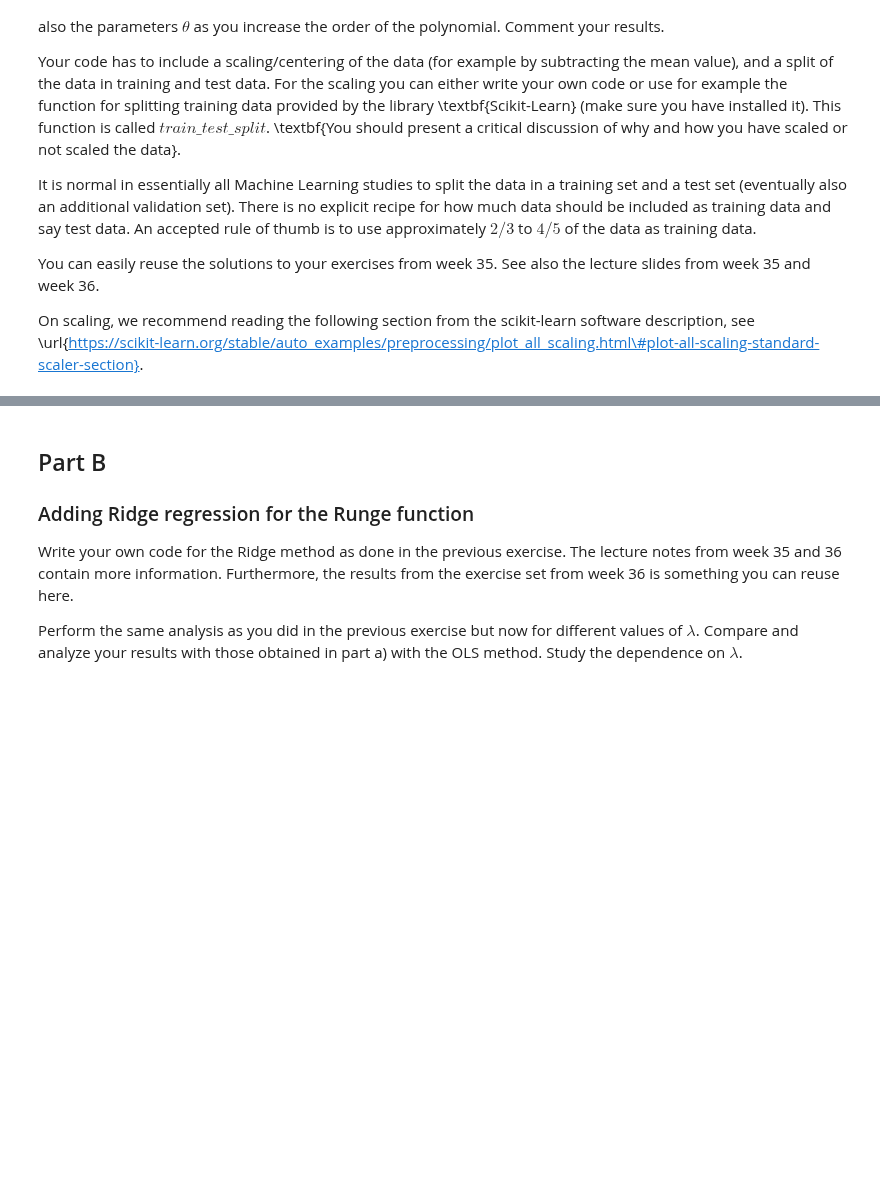
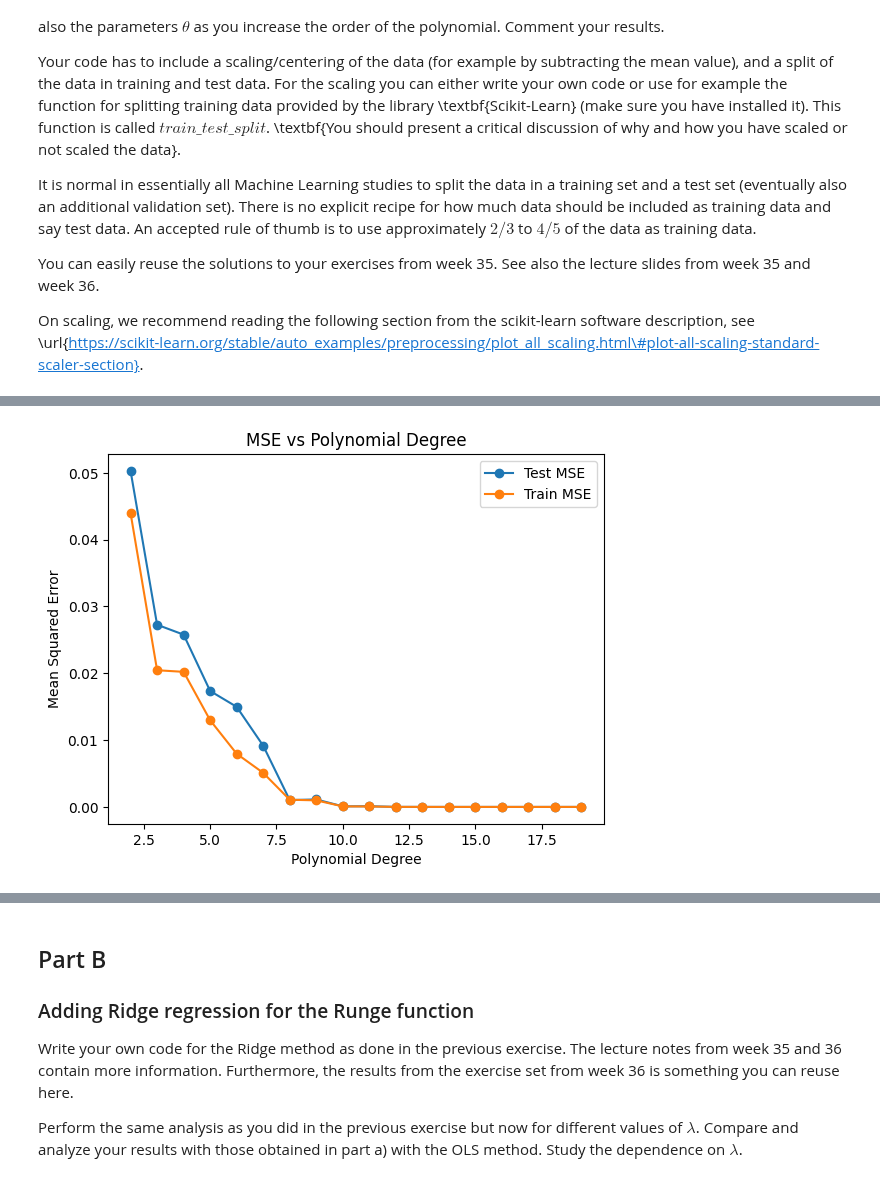
Before and after one commit to Twaal/applied-data-analysis-and-ml, a Jupyter notebook: Project1/code/project1.ipynb, the cells around one changed output, grey strips where cells are left out. Saved outputs shown, nothing was run; the diff lists cells and outputs as text; code cells hidden in the pictures; blank space fills up the shorter version.

```diff
--- a/Project1/code/project1.ipynb
+++ b/Project1/code/project1.ipynb
@@ -82,0 +133,31 @@ scikit-learn software description, see
+# %%
+degrees = list(range(2, 20))
+mse_test_values = []
+mse_train_values = []
+
+for degree in degrees:
+    X = polynomial_features(x, degree)
+    X_train, X_test, y_train, y_test = train_test_split(X, y, test_size=0.2, random_state=1)
+
+    beta = OLS_parameters(X_train, y_train)
+    poly_predict_test = X_test @ beta
+    poly_predict_train = X_train @ beta
+
+    poly_mse_test = mean_squared_error(y_test, poly_predict_test)
+    poly_mse_train = mean_squared_error(y_train, poly_predict_train)
+
+    #print(f"Poly model MSE on test set (degree {degree}): {poly_mse_test}")
+    #print(f"Poly model MSE on train set (degree {degree}): {poly_mse_train}")
+    mse_test_values.append(poly_mse_test)
+    mse_train_values.append(poly_mse_train)
+
+# plot all the MSE values against the degree
+plt.plot(degrees, mse_test_values, marker='o', label='Test MSE')
+plt.plot(degrees, mse_train_values, marker='o', label='Train MSE')
+plt.xlabel("Polynomial Degree")
+plt.ylabel("Mean Squared Error")
+plt.title("MSE vs Polynomial Degree")
+plt.legend()
+plt.show()
+# %% [output]
+[figure, added]
```
Also changed, not shown: parts of 6 cells of this notebook.
